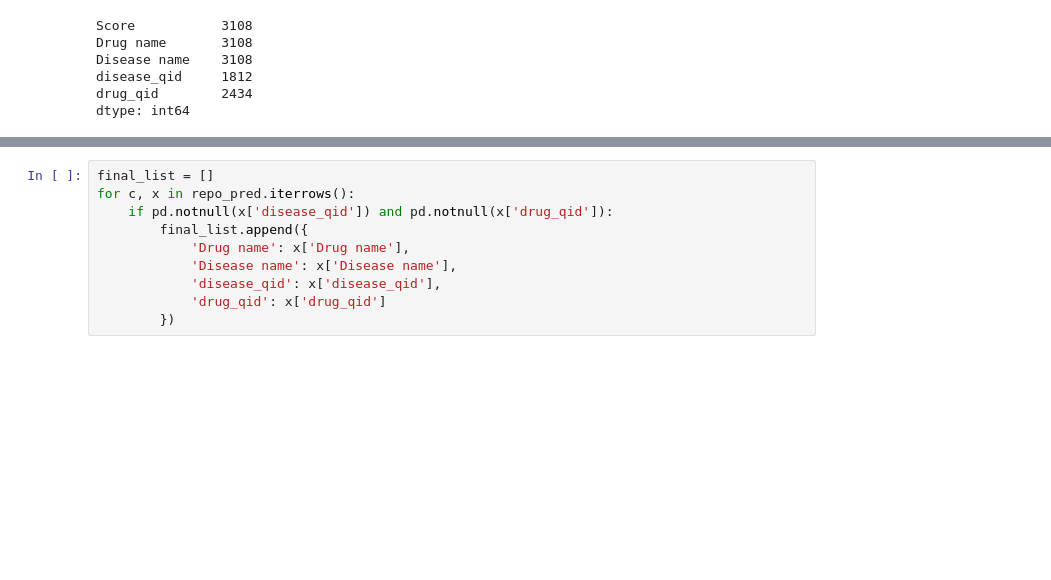
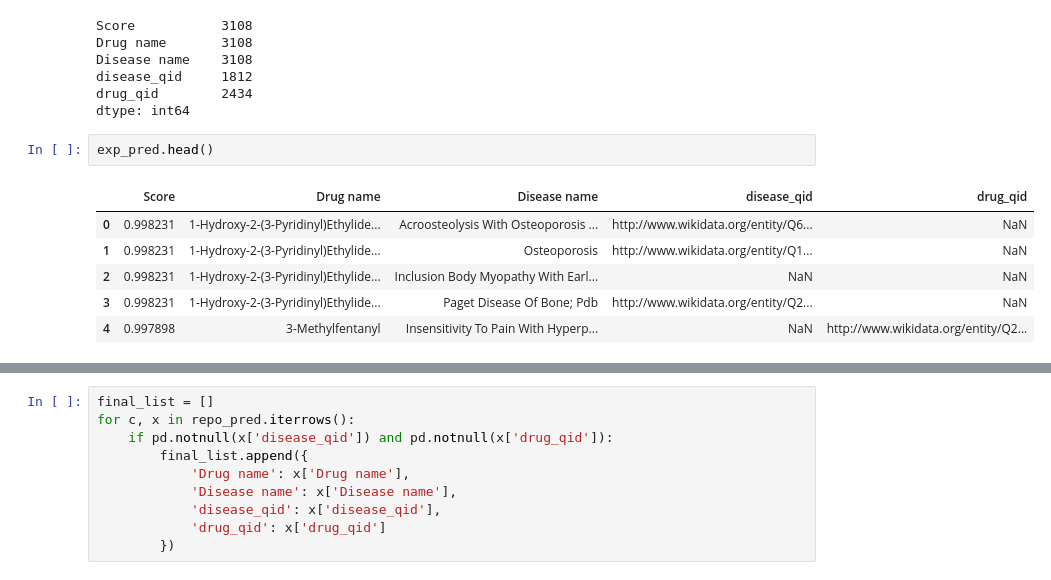
Before and after one commit to sebotic/wikidata_notebooks, a Jupyter notebook: Gottlieb paper data prep.ipynb, the cells around one changed output, grey strips where cells are left out. Drawn from its saved outputs; the diff is of its cells as text; blank space fills up the shorter version.

```diff
--- a/Gottlieb paper data prep.ipynb
+++ b/Gottlieb paper data prep.ipynb
@@ -355,3 +393,12 @@ Disease name    3108
 disease_qid     1812
 drug_qid        2434
 dtype: int64
+# %%
+exp_pred.head()
+# %% [output]
+|  | Score | Drug name | Disease name | disease_qid | drug_qid |
+| 0 | 0.998231 | 1-Hydroxy-2-(3-Pyridinyl)Ethylide... | Acroosteolysis With Osteoporosis ... | http://www.wikidata.org/entity/Q6... | NaN |
+| 1 | 0.998231 | 1-Hydroxy-2-(3-Pyridinyl)Ethylide... | Osteoporosis | http://www.wikidata.org/entity/Q1... | NaN |
+| 2 | 0.998231 | 1-Hydroxy-2-(3-Pyridinyl)Ethylide... | Inclusion Body Myopathy With Earl... | NaN | NaN |
+| 3 | 0.998231 | 1-Hydroxy-2-(3-Pyridinyl)Ethylide... | Paget Disease Of Bone; Pdb | http://www.wikidata.org/entity/Q2... | NaN |
+| 4 | 0.997898 | 3-Methylfentanyl | Insensitivity To Pain With Hyperp... | NaN | http://www.wikidata.org/entity/Q2... |
```
Also changed, not shown: parts of 18 cells of this notebook.
